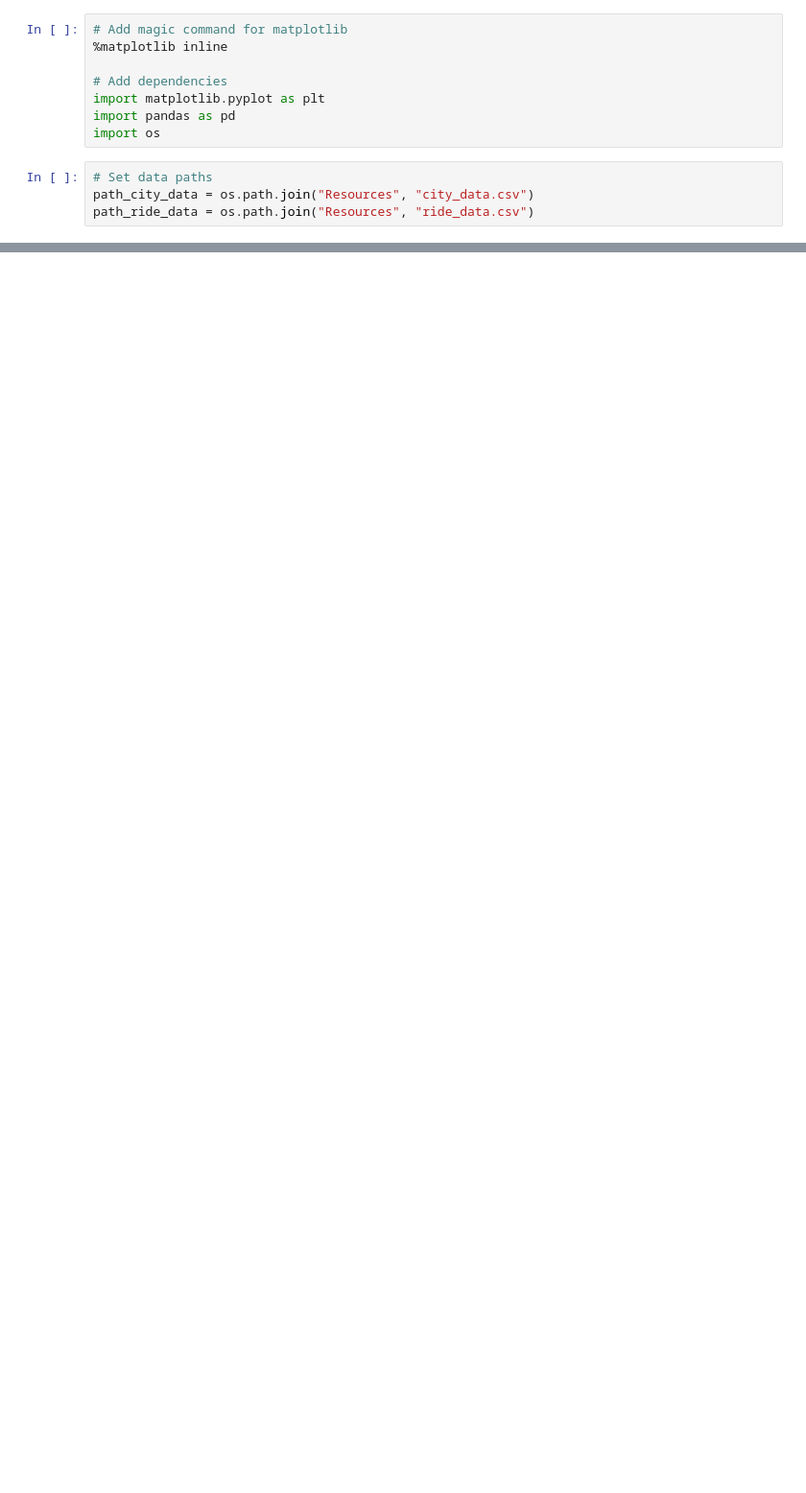
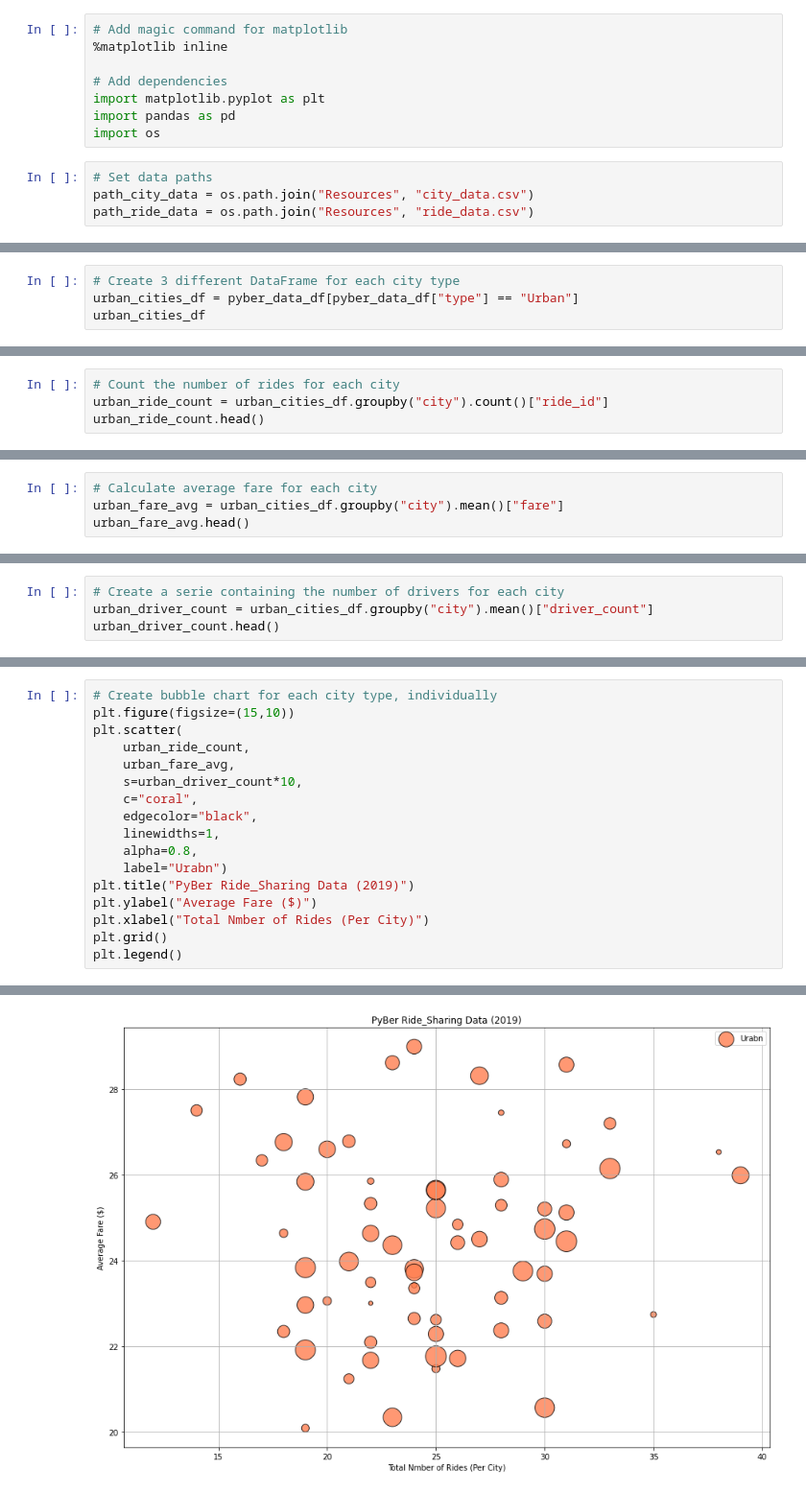
Before and after one commit to EmadSoheili/Matplotlib---UofT---PyberAnalysis, a Jupyter notebook: PyBer.ipynb, the cells around one changed output, grey strips where cells are left out. Shown at 96% size. Cells and saved outputs as stored; diff of their text form; blank space fills up the shorter version.

Commit message:
Bubble Chart Added

```diff
--- a/PyBer.ipynb
+++ b/PyBer.ipynb
@@ -119,0 +126,4 @@ pyber_data.head(10)
+# %%
+# Create 3 different DataFrame for each city type
+urban_cities_df = pyber_data_df[pyber_data_df["type"] == "Urban"]
+urban_cities_df
@@ -119,0 +178,4 @@ pyber_data.head(10)
+# %%
+# Count the number of rides for each city
+urban_ride_count = urban_cities_df.groupby("city").count()["ride_id"]
+urban_ride_count.head()
@@ -119,0 +212,4 @@ pyber_data.head(10)
+# %%
+# Calculate average fare for each city
+urban_fare_avg = urban_cities_df.groupby("city").mean()["fare"]
+urban_fare_avg.head()
@@ -119,0 +246,4 @@ pyber_data.head(10)
+# %%
+# Create a serie containing the number of drivers for each city
+urban_driver_count = urban_cities_df.groupby("city").mean()["driver_count"]
+urban_driver_count.head()
@@ -119,0 +280,18 @@ pyber_data.head(10)
+# %%
+# Create bubble chart for each city type, individually
+plt.figure(figsize=(15,10))
+plt.scatter(
+    urban_ride_count,
+    urban_fare_avg,
+    s=urban_driver_count*10,
+    c="coral",
+    edgecolor="black",
+    linewidths=1,
+    alpha=0.8,
+    label="Urabn")
+plt.title("PyBer Ride_Sharing Data (2019)")
+plt.ylabel("Average Fare ($)")
+plt.xlabel("Total Nmber of Rides (Per City)")
+plt.grid()
+plt.legend()
+# %% [output]
@@ -119,0 +299 @@ pyber_data.head(10)
+[figure, added]
```
Also changed, not shown: parts of 26 cells of this notebook, 1 other file.
